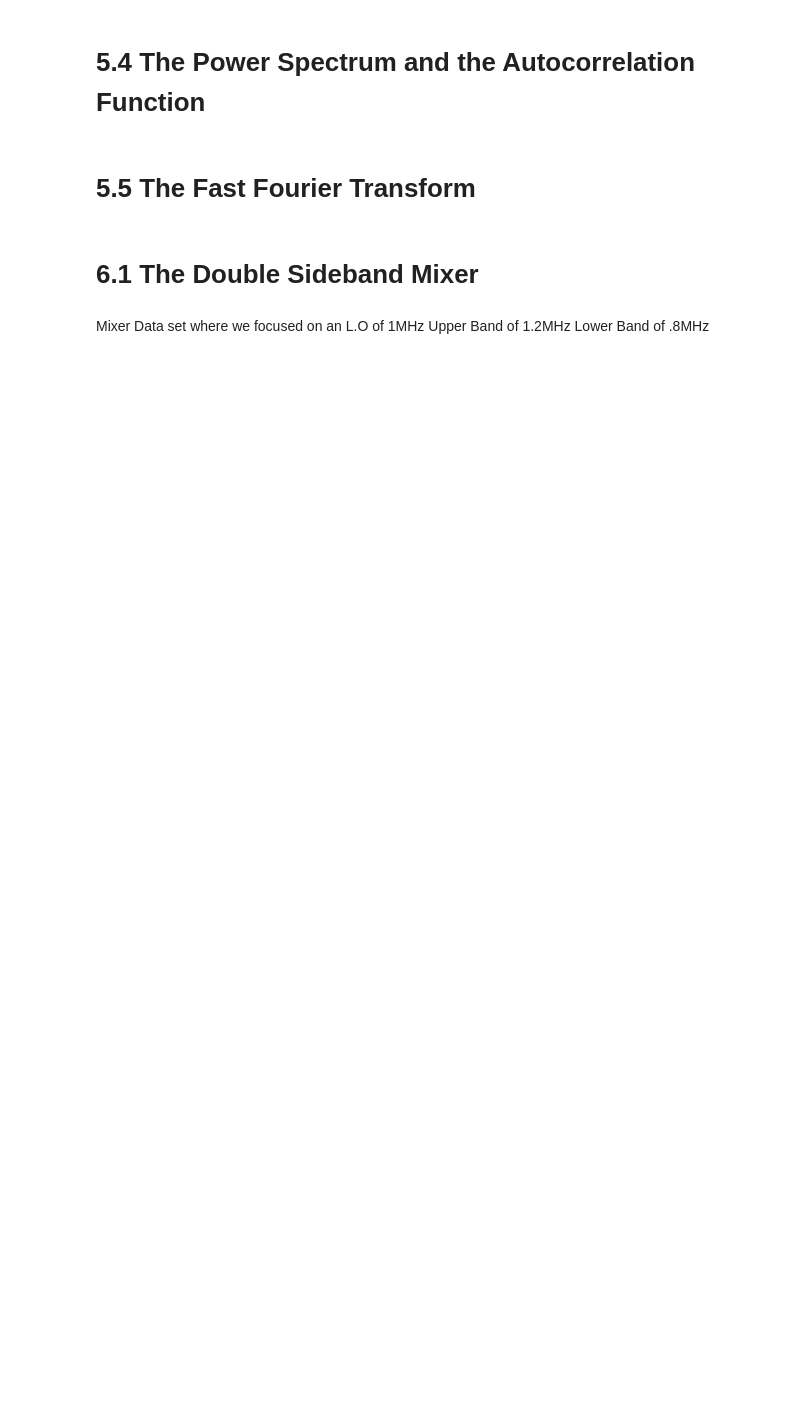
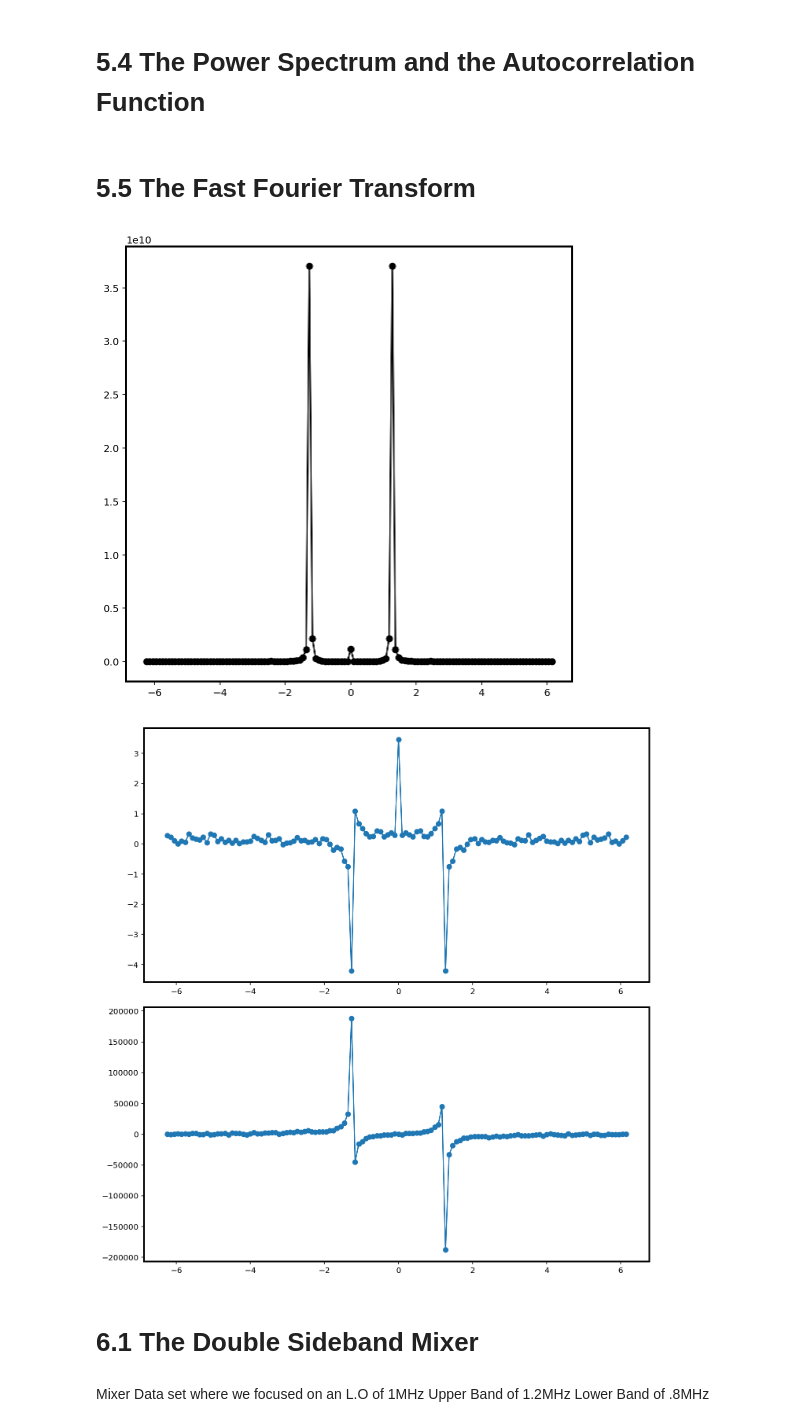
Before and after one commit to arthurm101/radiolab, a Jupyter notebook: Lab 1/Lab1_Mixer.ipynb, the cells around one changed output. Drawn from its saved outputs; the diff is of its cells as text; code cells hidden in the pictures; blank space fills up the shorter version.

```diff
--- a/Lab 1/Lab1_Mixer.ipynb
+++ b/Lab 1/Lab1_Mixer.ipynb
@@ -1014,18 +1002,25 @@ interactive_plot
 # %%
 N = 2**7
 numpy_fft = np.fft.fft(data[0][:N])
 power = np.abs(numpy_fft)**2
+
+time = np.fft.fftfreq(N, d = 1/sampling_freq)/1e6
+
+
 plt.figure(figsize = (8, 8))
-plt.plot(power, 'k-o')
+plt.plot(np.fft.fftshift(time),np.fft.fftshift(power), 'k-o')
 
 fig = plt.figure(figsize = (10, 10))
 ax1 = fig.add_subplot(211)
 ax2 = fig.add_subplot(212)
 
-ax1.plot(numpy_fft.real, '-o')
-ax2.plot(numpy_fft.imag, '-o')
+ax1.plot(np.fft.fftshift(time),np.fft.fftshift(numpy_fft.real)/1e4, '-o')
+ax2.plot(np.fft.fftshift(time),np.fft.fftshift(numpy_fft.imag), '-o')
 
 plt.tight_layout()
+# %% [output]
+[figure, added]
+[figure, added]
 # %% [markdown]
 # 6.1 The Double Sideband Mixer
 # %% [markdown]
```
Also changed, not shown: parts of 13 cells of this notebook, 3 other files.
